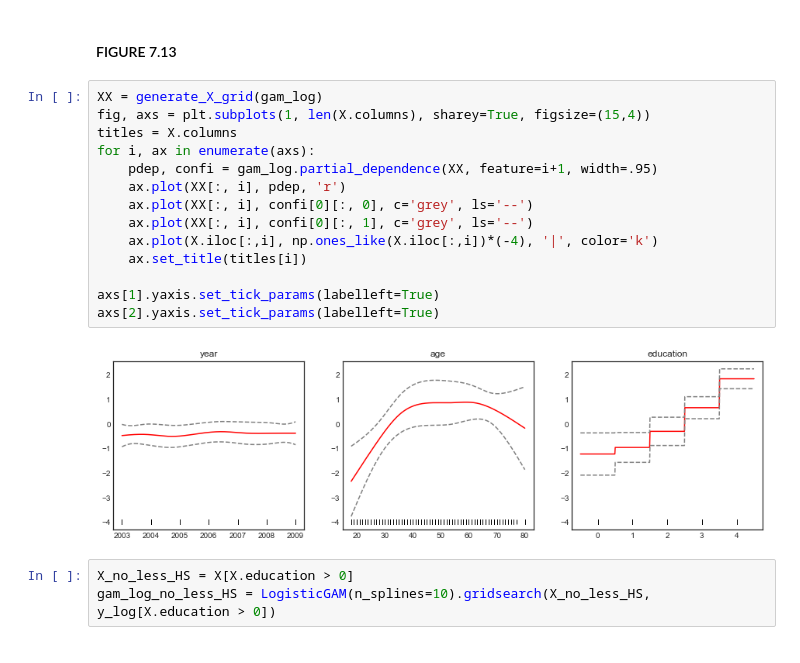
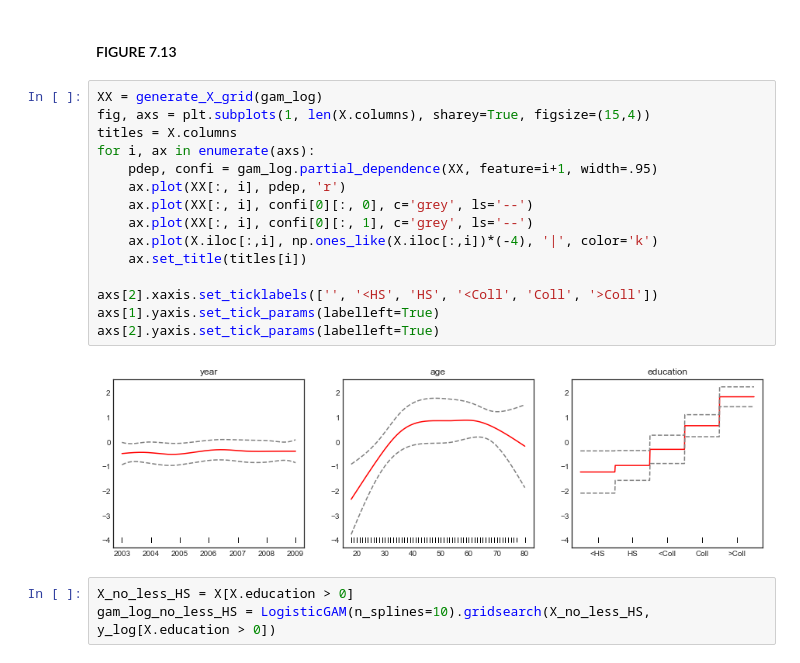
Before and after one commit to pedvide/ISLR_Python, a Jupyter notebook: Chapter7_Moving_Beyond_Linearity.ipynb, the cells around one changed output. Drawn from its saved outputs; the diff is of its cells as text.

```diff
--- a/Chapter7_Moving_Beyond_Linearity.ipynb
+++ b/Chapter7_Moving_Beyond_Linearity.ipynb
@@ -537,19 +542,20 @@ gam_log = LogisticGAM(n_splines=10).gridsearch(X, y_log)
 # %%
 XX = generate_X_grid(gam_log)
 fig, axs = plt.subplots(1, len(X.columns), sharey=True, figsize=(15,4))
 titles = X.columns
 for i, ax in enumerate(axs):
     pdep, confi = gam_log.partial_dependence(XX, feature=i+1, width=.95)
     ax.plot(XX[:, i], pdep, 'r')
     ax.plot(XX[:, i], confi[0][:, 0], c='grey', ls='--')
     ax.plot(XX[:, i], confi[0][:, 1], c='grey', ls='--')
     ax.plot(X.iloc[:,i], np.ones_like(X.iloc[:,i])*(-4), '|', color='k')
     ax.set_title(titles[i])
 
+axs[2].xaxis.set_ticklabels(['', '<HS', 'HS', '<Coll', 'Coll', '>Coll'])
 axs[1].yaxis.set_tick_params(labelleft=True)
 axs[2].yaxis.set_tick_params(labelleft=True)
 # %% [output]
-[figure, old version]
+[figure, new version]
 # %%
 X_no_less_HS = X[X.education > 0]
 gam_log_no_less_HS = LogisticGAM(n_splines=10).gridsearch(X_no_less_HS, y_log[X.education > 0])
```
Also changed, not shown: parts of 4 cells of this notebook.
